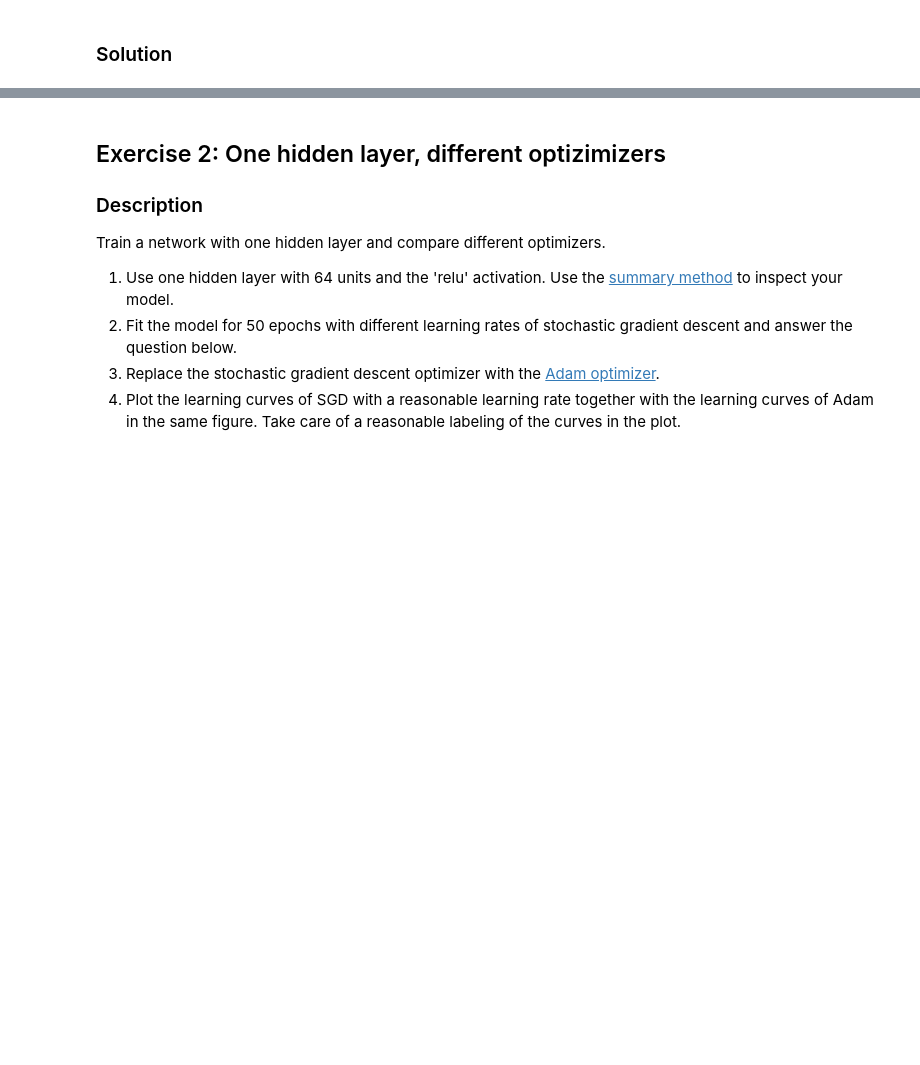
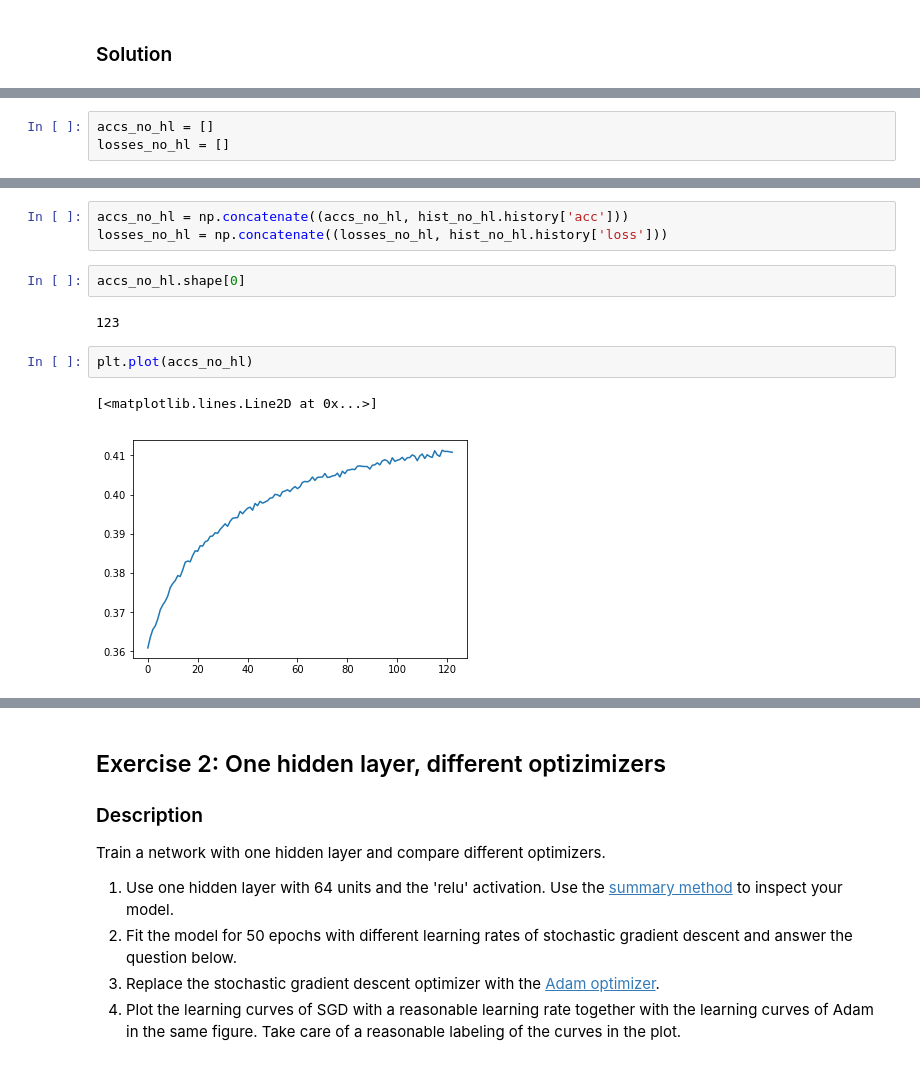
Before and after one commit to lguillain/Artificial-Neural-Networks, a Jupyter notebook: miniproject1/miniproject1_Olesya.ipynb, the cells around one changed output, grey strips where cells are left out. Drawn from its saved outputs; the diff is of its cells as text; blank space fills up the shorter version.

```diff
--- a/miniproject1/miniproject1_Olesya.ipynb
+++ b/miniproject1/miniproject1_Olesya.ipynb
@@ -207,0 +215,3 @@ Hints:
+# %%
+accs_no_hl = []
+losses_no_hl = []
@@ -207,0 +225,12 @@ Hints:
+# %%
+accs_no_hl = np.concatenate((accs_no_hl, hist_no_hl.history['acc']))
+losses_no_hl = np.concatenate((losses_no_hl, hist_no_hl.history['loss']))
+# %%
+accs_no_hl.shape[0]
+# %% [output]
+123
+# %%
+plt.plot(accs_no_hl)
+# %% [output]
+[<matplotlib.lines.Line2D at 0x...>]
+[figure, added]
```
Also changed, not shown: parts of 26 cells of this notebook, 2 other files.
